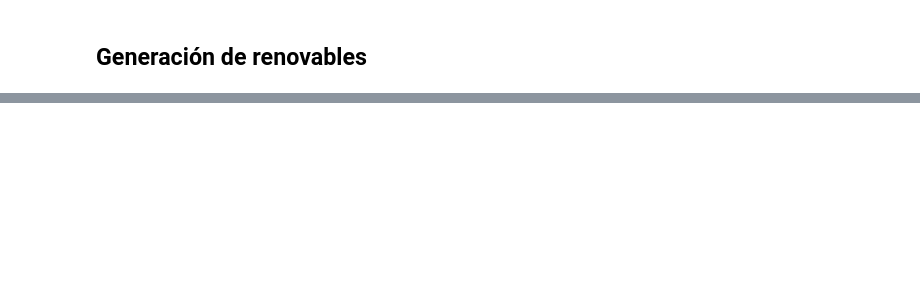
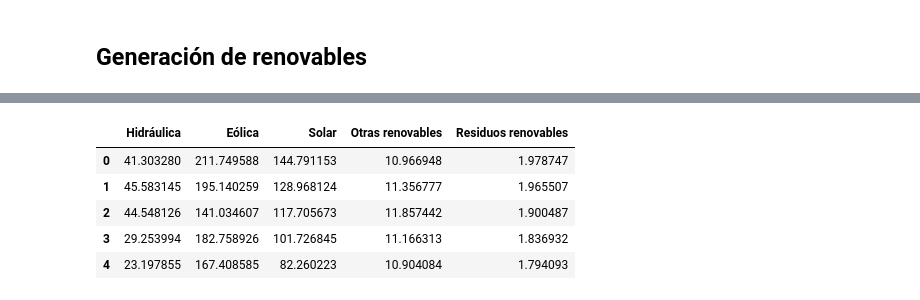
Before and after one commit to carolinariveraa/proyecto_final, a Jupyter notebook: timeseries2.ipynb, the cells around one changed output, grey strips where cells are left out. Cells and saved outputs as stored; diff of their text form; code cells hidden in the pictures; blank space fills up the shorter version.

```diff
--- a/timeseries2.ipynb
+++ b/timeseries2.ipynb
@@ -637,0 +660,42 @@ renovables.head()
+# %%
+# Diccionario para almacenar las predicciones
+predicciones = {}
+
+# Obtener las columnas de potencia generada
+columnas_potencia = ['Hidráulica', 'Eólica', 'Solar', 'Otras renovables', 'Residuos renovables']
+
+for columna in columnas_potencia:
+    # Definir los datos de entrada (x) y salida (y) para la columna actual
+    x = renovables[['year', 'month', 'day']].values
+    y = renovables[columna].values
+
+    # Dividir los datos en conjunto de entrenamiento y prueba
+    x_train, x_test, y_train, y_test = train_test_split(x, y, test_size=5, shuffle=False)
+
+    # Crear el modelo XGBRegressor
+    xgbr = XGBR()
+
+    # Entrenar el modelo
+    xgbr.fit(x_train, y_train)
+
+    # Realizar predicciones en el conjunto de prueba
+    y_pred = xgbr.predict(x_test)
+
+    # Calcular el error RMSE
+    rmse = mean_squared_error(y_test, y_pred, squared=False)
+    print(f'RMSE para la columna "{columna}": {rmse}')
+
+    # Almacenar las predicciones en el diccionario
+    predicciones[columna] = y_pred
+
+    # Graficar los valores reales y las predicciones
+    plt.scatter(range(len(y_test)), y_test, color='blue', label='Valores reales')
+    plt.scatter(range(len(y_pred)), y_pred, color='red', label='Predicciones')
+    plt.xlabel('Muestras')
+    plt.ylabel('Valores')
+    plt.title(columna)
+    plt.legend()
+    plt.show()
+
+# Convertir el diccionario en un DataFrame
+df_predicciones = pd.DataFrame(predicciones)
@@ -637,0 +713,9 @@ renovables.head()
+# %%
+df_predicciones
+# %% [output]
+|  | Hidráulica | Eólica | Solar | Otras renovables | Residuos renovables |
+| 0 | 41.303280 | 211.749588 | 144.791153 | 10.966948 | 1.978747 |
+| 1 | 45.583145 | 195.140259 | 128.968124 | 11.356777 | 1.965507 |
+| 2 | 44.548126 | 141.034607 | 117.705673 | 11.857442 | 1.900487 |
+| 3 | 29.253994 | 182.758926 | 101.726845 | 11.166313 | 1.836932 |
+| 4 | 23.197855 | 167.408585 | 82.260223 | 10.904084 | 1.794093 |
```
Also changed, not shown: parts of 12 cells of this notebook, 2 other files.
